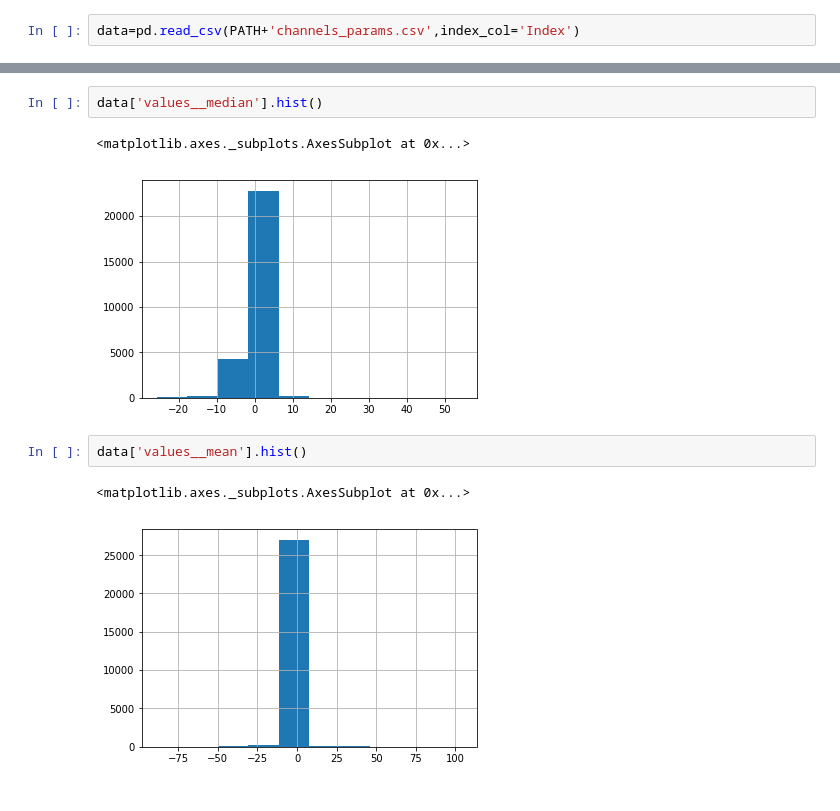
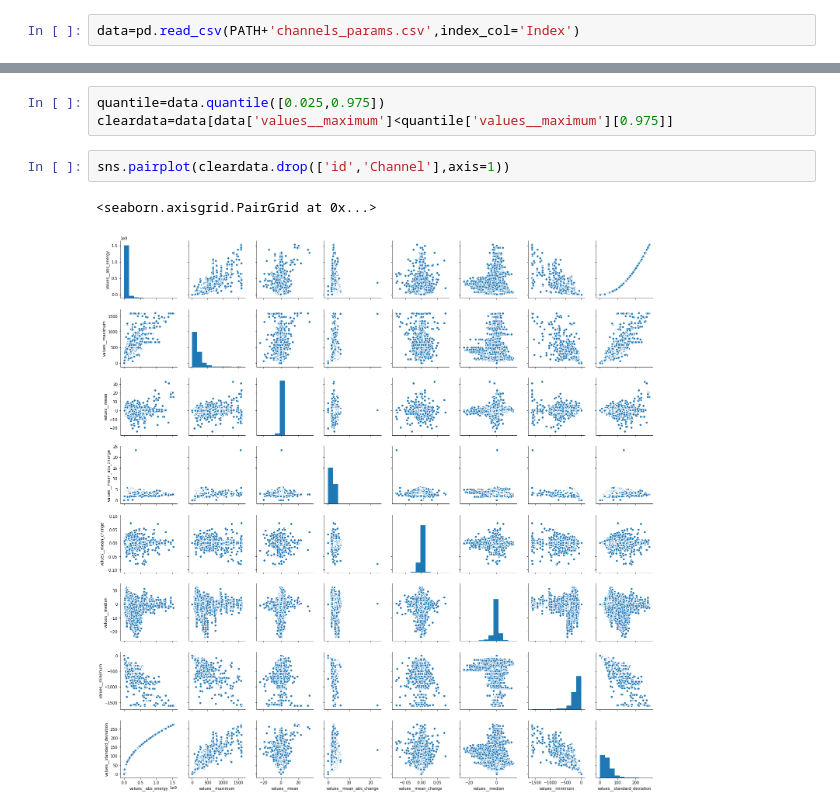
Before and after one commit to CyberPunk2049/SCLIF, a Jupyter notebook: EDA.ipynb, the cells around one changed output, grey strips where cells are left out. Saved outputs shown, nothing was run; the diff lists cells and outputs as text.

```diff
--- a/EDA.ipynb
+++ b/EDA.ipynb
@@ -32,10 +53,8 @@ data.head()
-# %%
-data['values__median'].hist()
-# %% [output]
-<matplotlib.axes._subplots.AxesSubplot at 0x...>
-[figure, removed]
-# %%
-data['values__mean'].hist()
-# %% [output]
-<matplotlib.axes._subplots.AxesSubplot at 0x...>
-[figure, removed]
+# %%
+quantile=data.quantile([0.025,0.975])
+cleardata=data[data['values__maximum']<quantile['values__maximum'][0.975]]
+# %%
+sns.pairplot(cleardata.drop(['id','Channel'],axis=1))
+# %% [output]
+<seaborn.axisgrid.PairGrid at 0x...>
+[figure, added]
```
Also changed, not shown: parts of 10 cells of this notebook, 1 other file.
